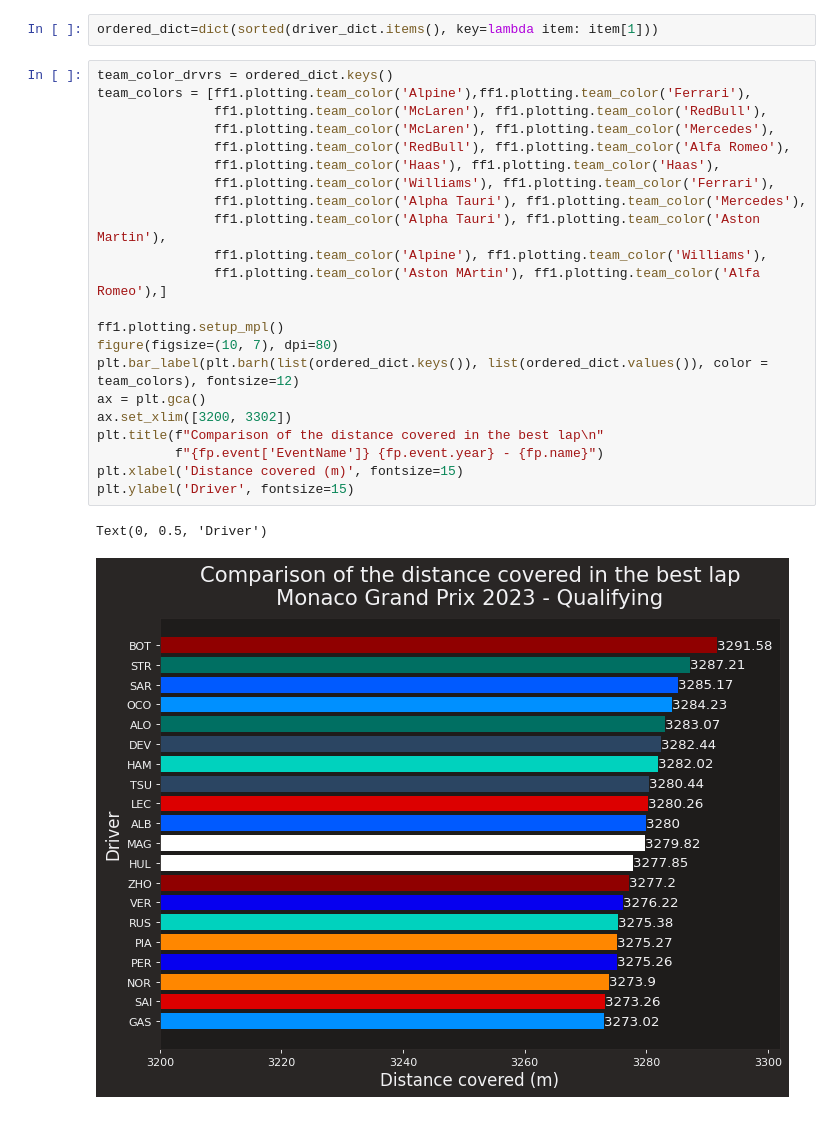
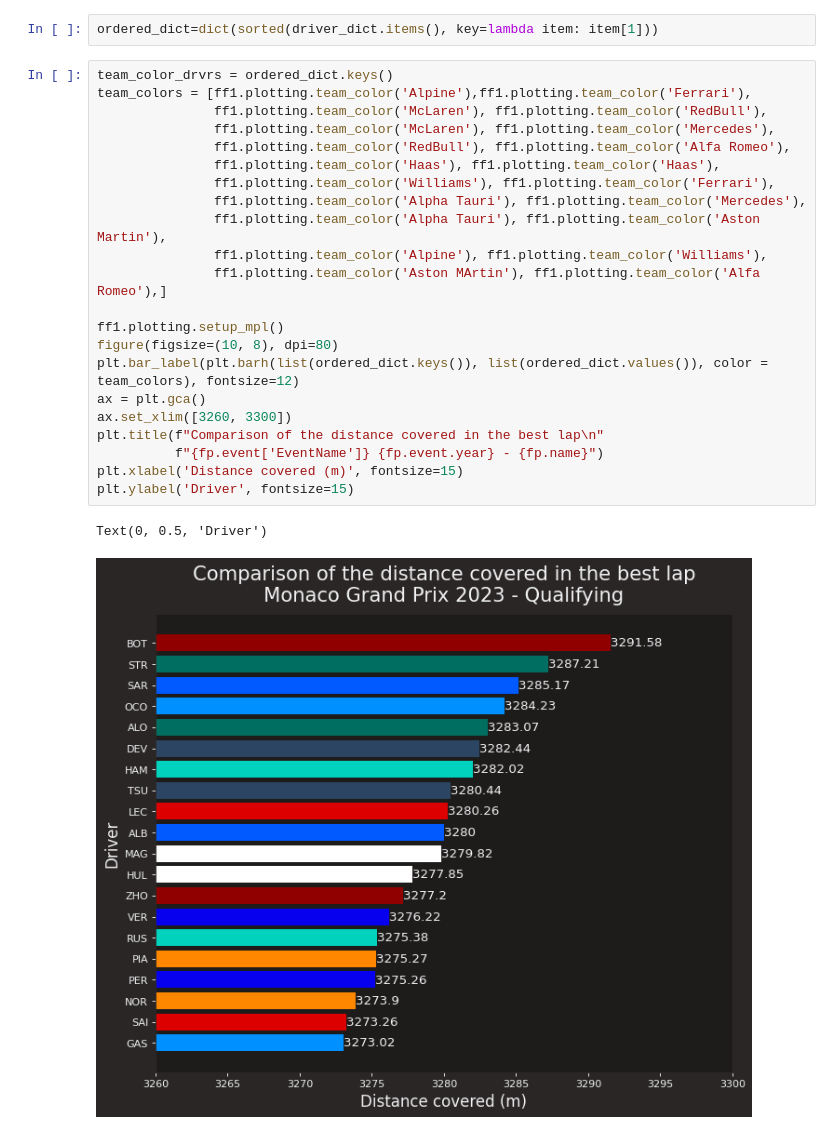
Before and after one commit to Rick8998/Monaco2023F1, a Jupyter notebook: SessionAnalysis/distanceCoverdedDiff.ipynb, the cells around one changed output. Cells and saved outputs as stored; diff of their text form.

```diff
--- a/SessionAnalysis/distanceCoverdedDiff.ipynb
+++ b/SessionAnalysis/distanceCoverdedDiff.ipynb
@@ -36,25 +36,25 @@ ordered_dict=dict(sorted(driver_dict.items(), key=lambda item: item[1]))
 # %%
 team_color_drvrs = ordered_dict.keys()
 team_colors = [ff1.plotting.team_color('Alpine'),ff1.plotting.team_color('Ferrari'),
                ff1.plotting.team_color('McLaren'), ff1.plotting.team_color('RedBull'),
                ff1.plotting.team_color('McLaren'), ff1.plotting.team_color('Mercedes'),
                ff1.plotting.team_color('RedBull'), ff1.plotting.team_color('Alfa Romeo'),
                ff1.plotting.team_color('Haas'), ff1.plotting.team_color('Haas'),
                ff1.plotting.team_color('Williams'), ff1.plotting.team_color('Ferrari'),
                ff1.plotting.team_color('Alpha Tauri'), ff1.plotting.team_color('Mercedes'),
                ff1.plotting.team_color('Alpha Tauri'), ff1.plotting.team_color('Aston Martin'),
                ff1.plotting.team_color('Alpine'), ff1.plotting.team_color('Williams'),
                ff1.plotting.team_color('Aston MArtin'), ff1.plotting.team_color('Alfa Romeo'),]
 
 ff1.plotting.setup_mpl()
-figure(figsize=(10, 7), dpi=80)
+figure(figsize=(10, 8), dpi=80)
 plt.bar_label(plt.barh(list(ordered_dict.keys()), list(ordered_dict.values()), color = team_colors), fontsize=12)
 ax = plt.gca()
-ax.set_xlim([3200, 3302])
+ax.set_xlim([3260, 3300])
 plt.title(f"Comparison of the distance covered in the best lap\n"
           f"{fp.event['EventName']} {fp.event.year} - {fp.name}")
 plt.xlabel('Distance covered (m)', fontsize=15)
 plt.ylabel('Driver', fontsize=15)
 # %% [output]
 Text(0, 0.5, 'Driver')
-[figure, old version]
+[figure, new version]
```
